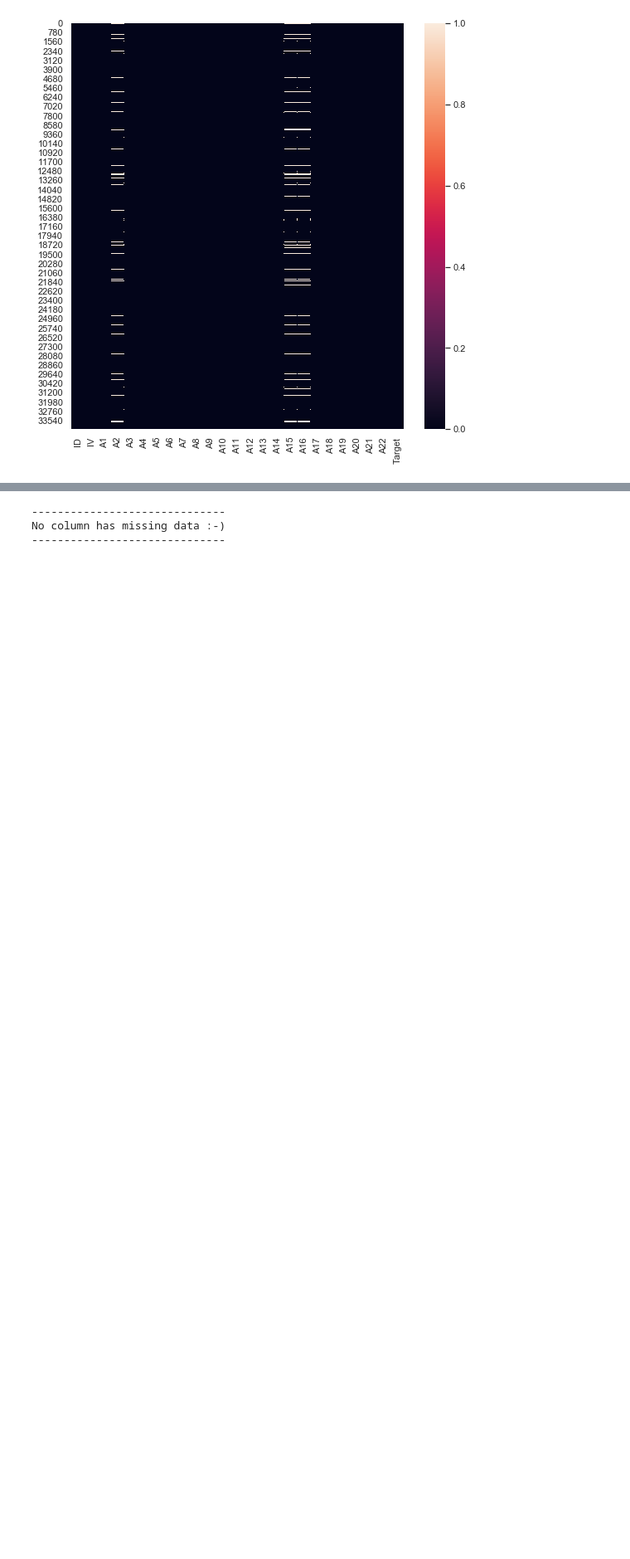
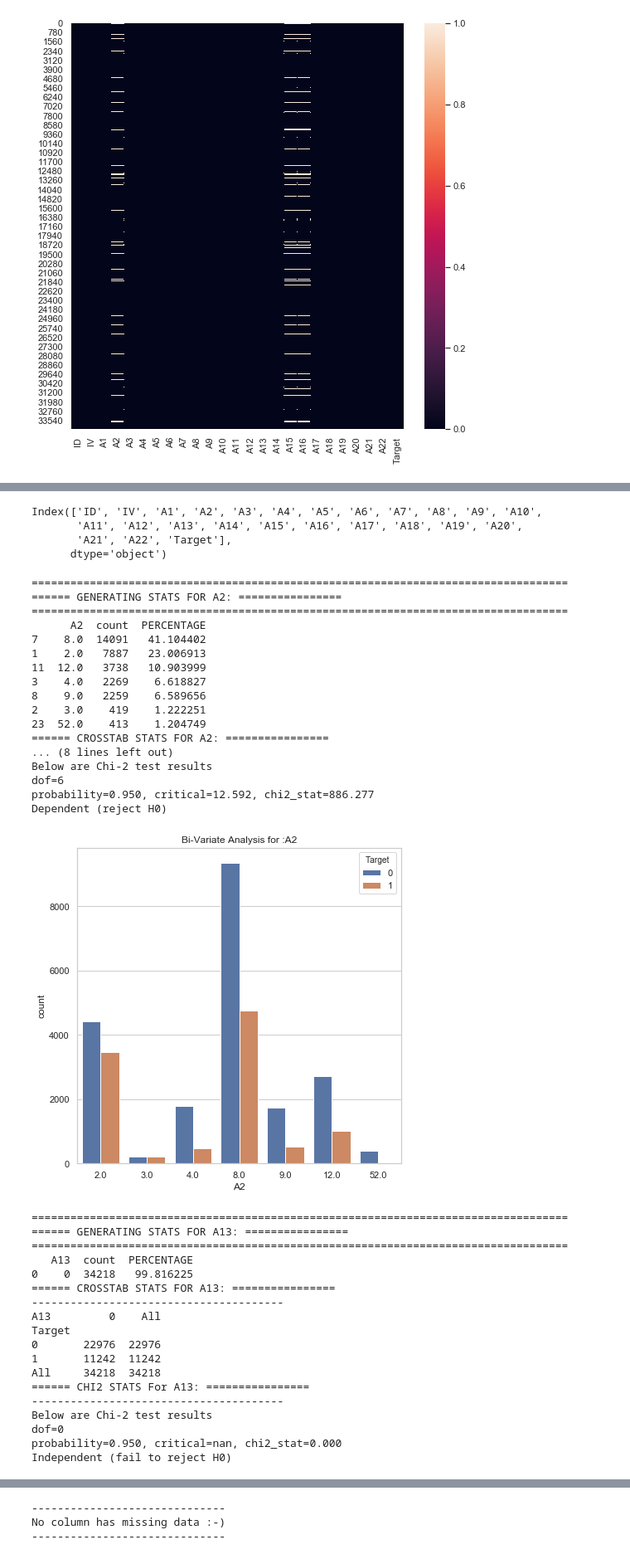
Before and after one commit to ankygupta9999/coronary-heart-disease-prediction, a Jupyter notebook: coronary-heart-disease-prediction.ipynb, the cells around one changed output, grey strips where cells are left out. Shown at 83% size. Cells and saved outputs as stored; diff of their text form; code cells hidden in the pictures; blank space fills up the shorter version.

```diff
--- a/coronary-heart-disease-prediction.ipynb
+++ b/coronary-heart-disease-prediction.ipynb
@@ -132,0 +299,53 @@ sns.boxplot(x=raw_df['A2'])
+# %%
+raw_df.columns
+# %% [output]
+Index(['ID', 'IV', 'A1', 'A2', 'A3', 'A4', 'A5', 'A6', 'A7', 'A8', 'A9', 'A10',
+       'A11', 'A12', 'A13', 'A14', 'A15', 'A16', 'A17', 'A18', 'A19', 'A20',
+       'A21', 'A22', 'Target'],
+      dtype='object')
+# %%
+# Categorical columns
+df_cat = raw_df[['A2','A13','A17','A18','A19','A20','A22','Target']]
+# df_cat['Target'] = raw_df[['Target']]
+# %%
+# Bivariate analysis
+for col in df_cat.columns:
+    if (col != 'Target'):
+        reuse.BiVariateAnalysisForGreaterThanOnePercentVolume(df_categorical=df_cat,ColToAnalyze=col, hueCol='Target', percentage = 0)
+# %% [output]
+===================================================================================
+====== GENERATING STATS FOR A2: ================
+===================================================================================
+      A2  count  PERCENTAGE
+7    8.0  14091   41.104402
+1    2.0   7887   23.006913
+11  12.0   3738   10.903999
+3    4.0   2269    6.618827
+8    9.0   2259    6.589656
+2    3.0    419    1.222251
+23  52.0    413    1.204749
+====== CROSSTAB STATS FOR A2: ================
+... (8 lines left out)
+Below are Chi-2 test results
+dof=6
+probability=0.950, critical=12.592, chi2_stat=886.277
+Dependent (reject H0)
+[figure, added]
+===================================================================================
+====== GENERATING STATS FOR A13: ================
+===================================================================================
+   A13  count  PERCENTAGE
+0    0  34218   99.816225
+====== CROSSTAB STATS FOR A13: ================
+---------------------------------------
+A13         0    All
+Target
+0       22976  22976
+1       11242  11242
+All     34218  34218
+====== CHI2 STATS For A13: ================
+---------------------------------------
+Below are Chi-2 test results
+dof=0
+probability=0.950, critical=nan, chi2_stat=0.000
+Independent (fail to reject H0)
```
Also changed, not shown: parts of 47 cells of this notebook, 1 other file.
